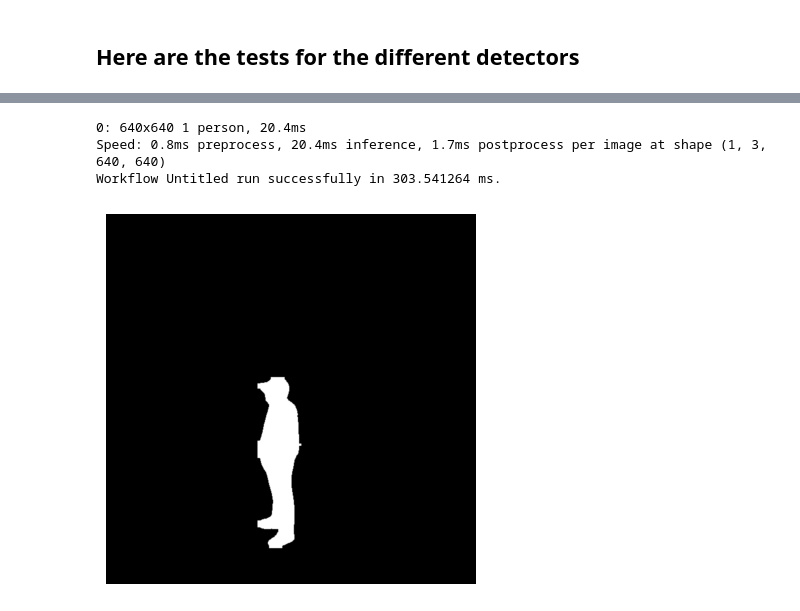
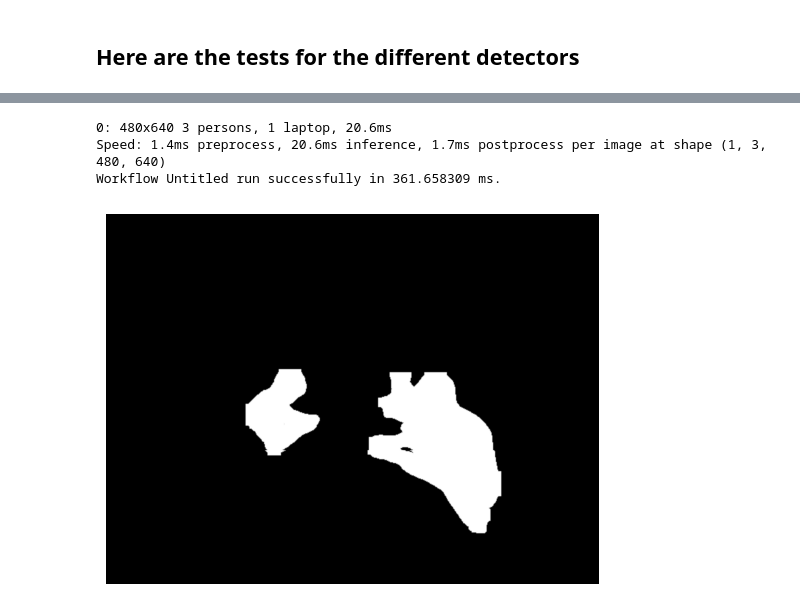
Before and after one commit to Mathixx/INF573-MakeBenardDisappear, a Jupyter notebook: test_detectors.ipynb, the cells around one changed output, grey strips where cells are left out. Saved outputs shown, nothing was run; the diff lists cells and outputs as text; code cells hidden in the pictures.

Commit message:
feat: added control for detector

```diff
--- a/test_detectors.ipynb
+++ b/test_detectors.ipynb
@@ -43,4 +72,4 @@ def imshow(image, cmap=None):
 # %%
-test_image = cv2.imread('_test_data/test1.jpg')
+test_image = cv2.imread('_test_data/IMG_4792.jpeg')
 imshow(test_image)
 # %% [output]
@@ -349,0 +98,12 @@ Workflow Untitled run successfully in 301.88591 ms.
+# %%
+detector= YOLODetector()
+boxes = detector.detect(test_image)
+
+print("YOLO Detector Output:", boxes)
+print("Number of boxes:", len(boxes))
+test_copy = test_image.copy()
+for box in boxes:
+    x, y, w, h = box
+    cv2.rectangle(test_copy, (x, y), (x+w, y+h), (0, 255, 0), 5)
+
+imshow(test_copy)
@@ -350,11 +117,11 @@ Workflow Untitled run successfully in 301.88591 ms.
 # %%
 segmentor = YoloSegmentor(device='cuda')
 # %%
-mask = segmentor.segment(test_image, human_boxes)
+mask1, mask2 = segmentor.segment(test_image, boxes)
 
-imshow(mask, cmap='gray')
+imshow(mask1, cmap='gray')
 # %% [output]
-0: 640x640 1 person, 20.4ms
-Speed: 0.8ms preprocess, 20.4ms inference, 1.7ms postprocess per image at shape (1, 3, 640, 640)
-Workflow Untitled run successfully in 303.541264 ms.
+0: 480x640 3 persons, 1 laptop, 20.6ms
+Speed: 1.4ms preprocess, 20.6ms inference, 1.7ms postprocess per image at shape (1, 3, 480, 640)
+Workflow Untitled run successfully in 361.658309 ms.
-[figure, old version]
+[figure, new version]
```
Also changed, not shown: parts of 44 cells of this notebook, 2 other files.
